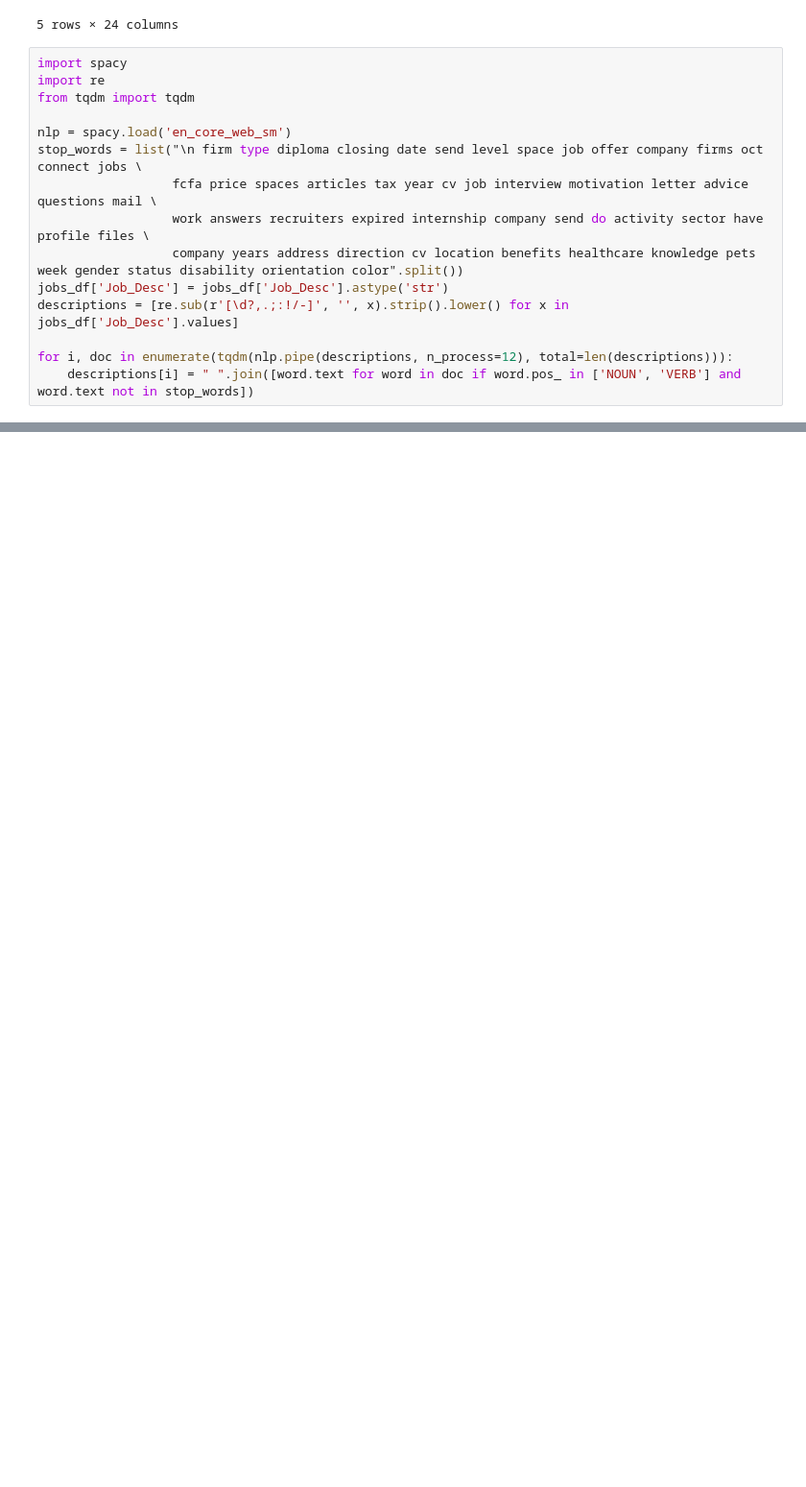
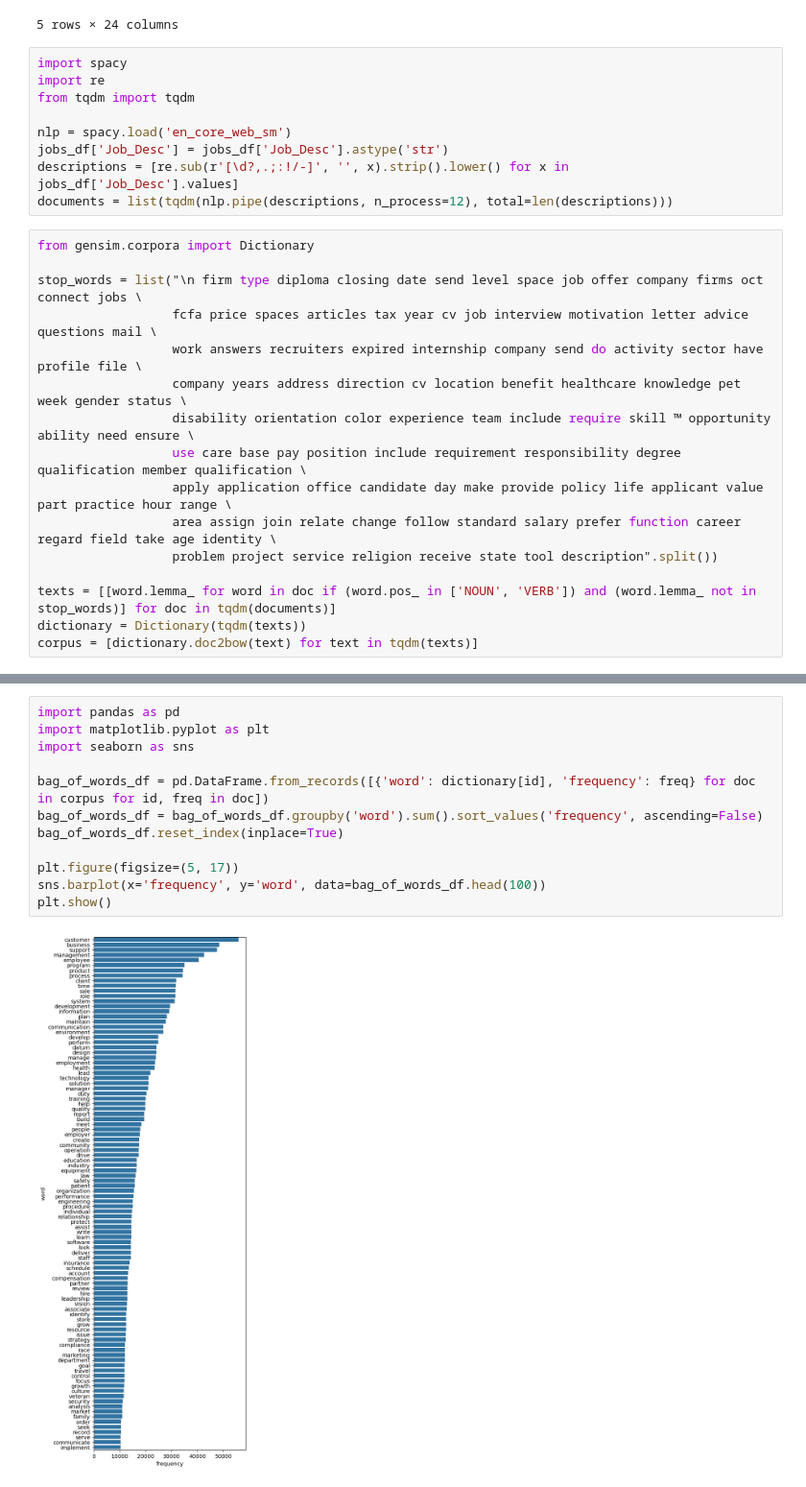
Before and after one commit to Qubi0-0/LinkedInJobSalaryPredict, a Jupyter notebook: job_titles_modeling.ipynb, the cells around one changed output, grey strips where cells are left out. Shown: that part at 96% size. Drawn from its saved outputs; the diff is of its cells as text; blank space fills up the shorter version.

Commit message:
Find more stop words and visualize model topics

```diff
--- a/job_titles_modeling.ipynb
+++ b/job_titles_modeling.ipynb
@@ -11,18 +11,28 @@ jobs_df.head()
 | 3 | Episcopal Communities & Services | True | 36 | 305 | Cook | descriptionTitle\n\n Looking for ... | False | 22.27 | 22.27 | 22.27 | ... |
 | 4 | iHerb, LLC | True | 1227 | 51933 | Principal Cloud Security Architec... | Job Summary\nAt iHerb, we are on ... | False | 275834.00 | 240895.00 | 205956.00 | ... |
 5 rows × 24 columns
+# %%
+import spacy
+import re
+from tqdm import tqdm
+
+nlp = spacy.load('en_core_web_sm')
+jobs_df['Job_Desc'] = jobs_df['Job_Desc'].astype('str')
+descriptions = [re.sub(r'[\d?,.;:!/-]', '', x).strip().lower() for x in jobs_df['Job_Desc'].values]
+documents = list(tqdm(nlp.pipe(descriptions, n_process=12), total=len(descriptions)))
 # %%
-import spacy
-import re
-from tqdm import tqdm
+from gensim.corpora import Dictionary
 
-nlp = spacy.load('en_core_web_sm')
 stop_words = list("\n firm type diploma closing date send level space job offer company firms oct connect jobs \
                   fcfa price spaces articles tax year cv job interview motivation letter advice questions mail \
-                  work answers recruiters expired internship company send do activity sector have profile files \
-                  company years address direction cv location benefits healthcare knowledge pets week gender status disability orientation color".split())
-jobs_df['Job_Desc'] = jobs_df['Job_Desc'].astype('str')
-descriptions = [re.sub(r'[\d?,.;:!/-]', '', x).strip().lower() for x in jobs_df['Job_Desc'].values]
+                  work answers recruiters expired internship company send do activity sector have profile file \
+                  company years address direction cv location benefit healthcare knowledge pet week gender status \
+                  disability orientation color experience team include require skill ™ opportunity ability need ensure \
+                  use care base pay position include requirement responsibility degree qualification member qualification \
+                  apply application office candidate day make provide policy life applicant value part practice hour range \
+                  area assign join relate change follow standard salary prefer function career regard field take age identity \
+                  problem project service religion receive state tool description".split())
 
-for i, doc in enumerate(tqdm(nlp.pipe(descriptions, n_process=12), total=len(descriptions))):
-    descriptions[i] = " ".join([word.text for word in doc if word.pos_ in ['NOUN', 'VERB'] and word.text not in stop_words])
+texts = [[word.lemma_ for word in doc if (word.pos_ in ['NOUN', 'VERB']) and (word.lemma_ not in stop_words)] for doc in tqdm(documents)]
+dictionary = Dictionary(tqdm(texts))
+corpus = [dictionary.doc2bow(text) for text in tqdm(texts)]
@@ -215,0 +39,14 @@ duties, procedures, information, training, assigned, policies, knowledge, staff,
+# %%
+import pandas as pd
+import matplotlib.pyplot as plt
+import seaborn as sns
+
+bag_of_words_df = pd.DataFrame.from_records([{'word': dictionary[id], 'frequency': freq} for doc in corpus for id, freq in doc])
+bag_of_words_df = bag_of_words_df.groupby('word').sum().sort_values('frequency', ascending=False)
+bag_of_words_df.reset_index(inplace=True)
+
+plt.figure(figsize=(5, 17))
+sns.barplot(x='frequency', y='word', data=bag_of_words_df.head(100))
+plt.show()
+# %% [output]
+[figure, added]
```
Also changed, not shown: parts of 6 cells of this notebook.
